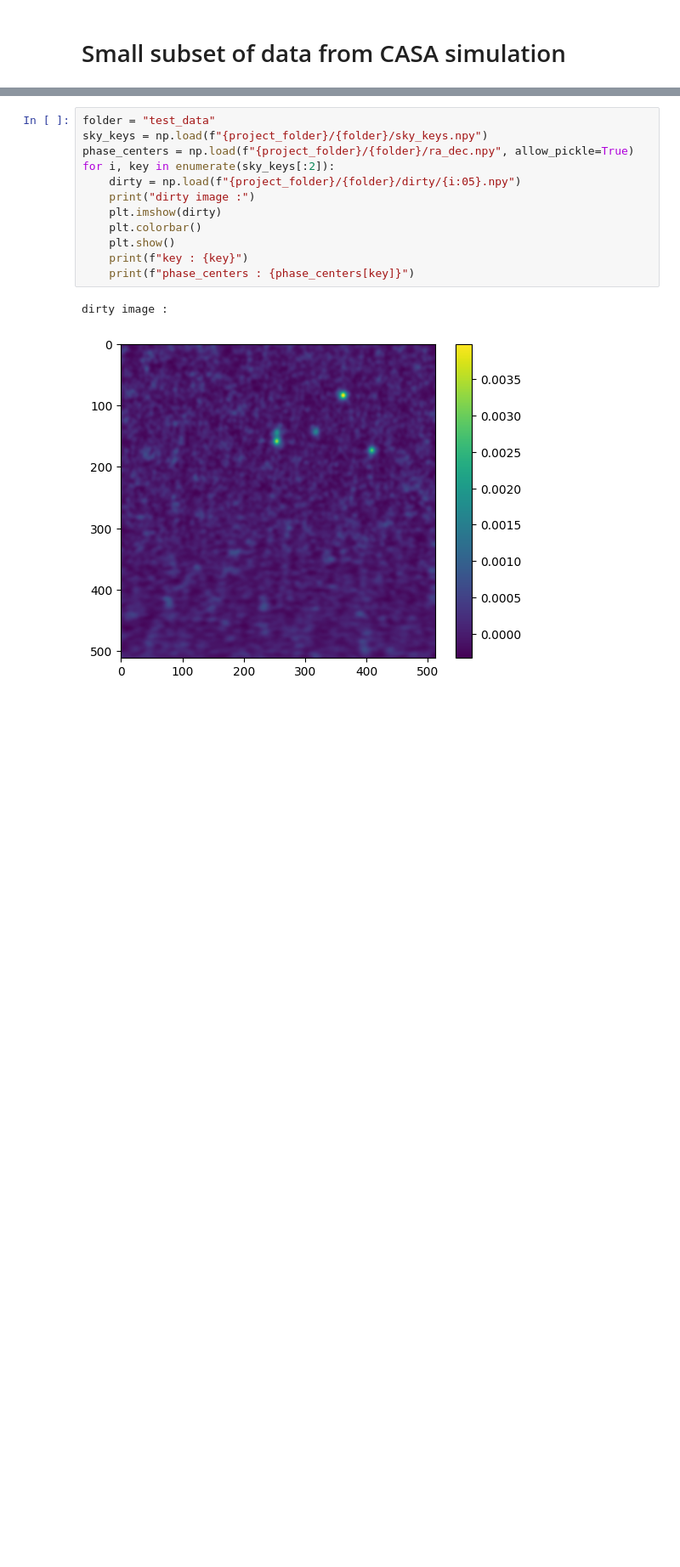
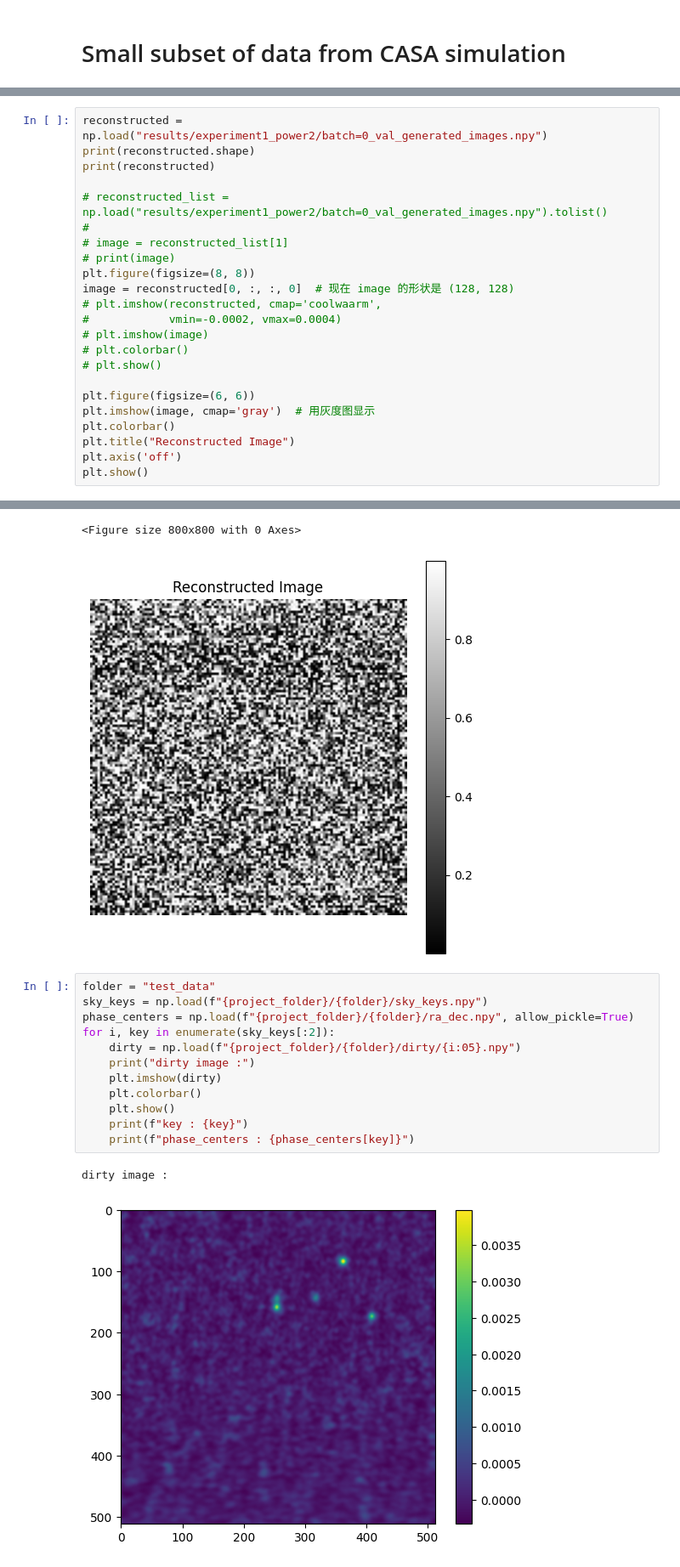
Before and after one commit to TsubasaIzumo/gai_project, a Jupyter notebook: Data - Fast Guide.ipynb, the cells around one changed output, grey strips where cells are left out. Shown at 85% size. Saved outputs shown, nothing was run; the diff lists cells and outputs as text; blank space fills up the shorter version.

```diff
--- a/Data - Fast Guide.ipynb
+++ b/Data - Fast Guide.ipynb
@@ -61,0 +63,24 @@ dirty image
+# %%
+reconstructed = np.load("results/experiment1_power2/batch=0_val_generated_images.npy")
+print(reconstructed.shape)
+print(reconstructed)
+
+# reconstructed_list = np.load("results/experiment1_power2/batch=0_val_generated_images.npy").tolist()
+#
+# image = reconstructed_list[1]
+# print(image)
+plt.figure(figsize=(8, 8))
+image = reconstructed[0, :, :, 0]  # 现在 image 的形状是 (128, 128)
+# plt.imshow(reconstructed, cmap='coolwaarm',
+#            vmin=-0.0002, vmax=0.0004)
+# plt.imshow(image)
+# plt.colorbar()
+# plt.show()
+
+plt.figure(figsize=(6, 6))
+plt.imshow(image, cmap='gray')  # 用灰度图显示
+plt.colorbar()
+plt.title("Reconstructed Image")
+plt.axis('off')
+plt.show()
+# %% [output]
@@ -62,3 +104,5 @@ dirty image
+<Figure size 800x800 with 0 Axes>
+[figure, added]
 # %%
 folder = "test_data"
 sky_keys = np.load(f"{project_folder}/{folder}/sky_keys.npy")
```
Also changed, not shown: parts of 3 cells of this notebook, 38 other files.
